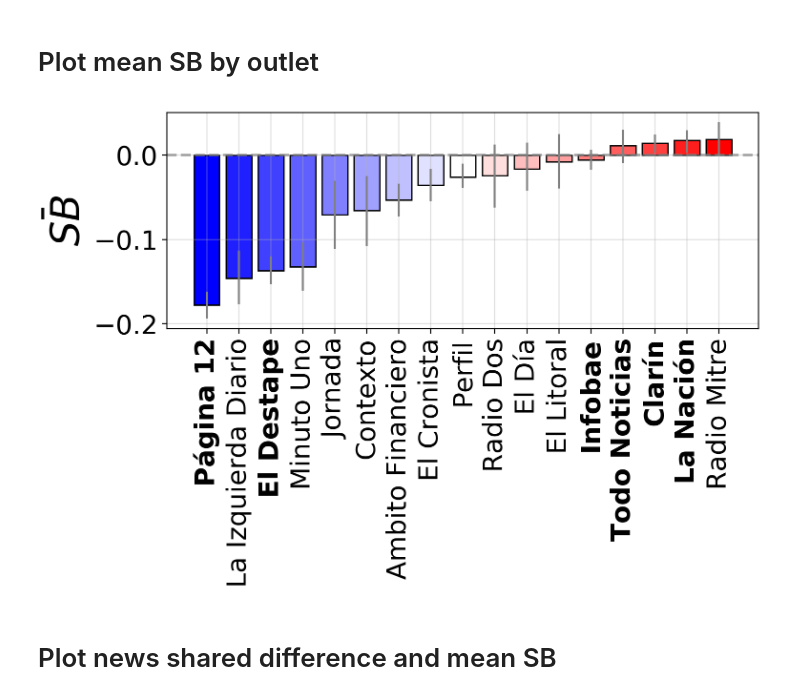
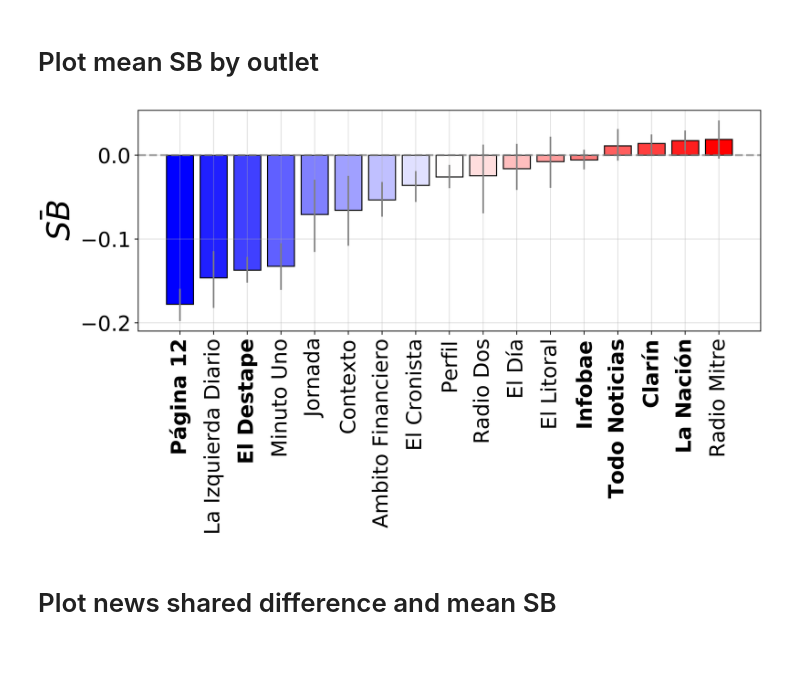
Before and after one commit to spinto88/SocialMediaBiasAndPolarization, a Jupyter notebook: CalculateSentimentByOutlets.ipynb, the cells around one changed output. Cells and saved outputs as stored; diff of their text form; code cells hidden in the pictures; blank space fills up the shorter version.

```diff
--- a/CalculateSentimentByOutlets.ipynb
+++ b/CalculateSentimentByOutlets.ipynb
@@ -208,33 +208,34 @@ dif_percent = dif_percent.reindex(sb_by_outlet['SB'].index)
 # Plot mean SB by outlet
 # %%
 # Create the subplots
-fig, ax1 = plt.subplots(figsize=(8,3),dpi = 200)
+fig, ax1 = plt.subplots(figsize=(10,6),dpi = 500)
 colors = plt.cm.bwr(np.linspace(0, 1, len(sb_by_outlet['SB'].to_list())))
 
 
 for i in range(sb_by_outlet.shape[0]):
     ax1.vlines(x = i, ymin=sb_by_outlet['1%'].to_list()[i], ymax=sb_by_outlet['99%'].to_list()[i], color = 'grey')
 
 ax1.bar(range(sb_by_outlet.shape[0]), sb_by_outlet['SB'].to_list(), label = r'$\bar{SB}$ by outlet',color = colors,linewidth=1,edgecolor='black')
 ax1.set_xticks(range(sb_by_outlet.shape[0]))
 indicest = sb_by_outlet.index
 indicest = [add_accents(i) for i in indicest]
 ax1.set_xticklabels(indicest, rotation=90)
 ax1.axhline(0, linestyle = '--', color = 'grey', linewidth = 2, alpha = 0.65, label = r'$\bar{SB}=0$')
 ax1.tick_params(axis='both', labelsize=20)
 ax1.set_ylabel(r'$\bar{SB}$', size = 30)
 ax1.grid(alpha = 0.4)
 
 indices = list(sb_by_outlet.index)
 bold_xticks = [indices.index(m) for m in indices if m in main_outlets]  # Index positions of the xticks to be bold
 bold_font = FontProperties(weight='bold',size = 20)
 for i, xtick in enumerate(ax1.get_xticklabels()):
     if i in bold_xticks:
         xtick.set_font_properties(bold_font)
-
+plt.tight_layout()
+plt.savefig('figura2A.png')
 plt.show()
 # %% [output]
-[figure, old version]
+[figure, new version]
 # %% [markdown]
 # Plot news shared difference and mean SB
 # %%
```
Also changed, not shown: parts of 4 cells of this notebook.
